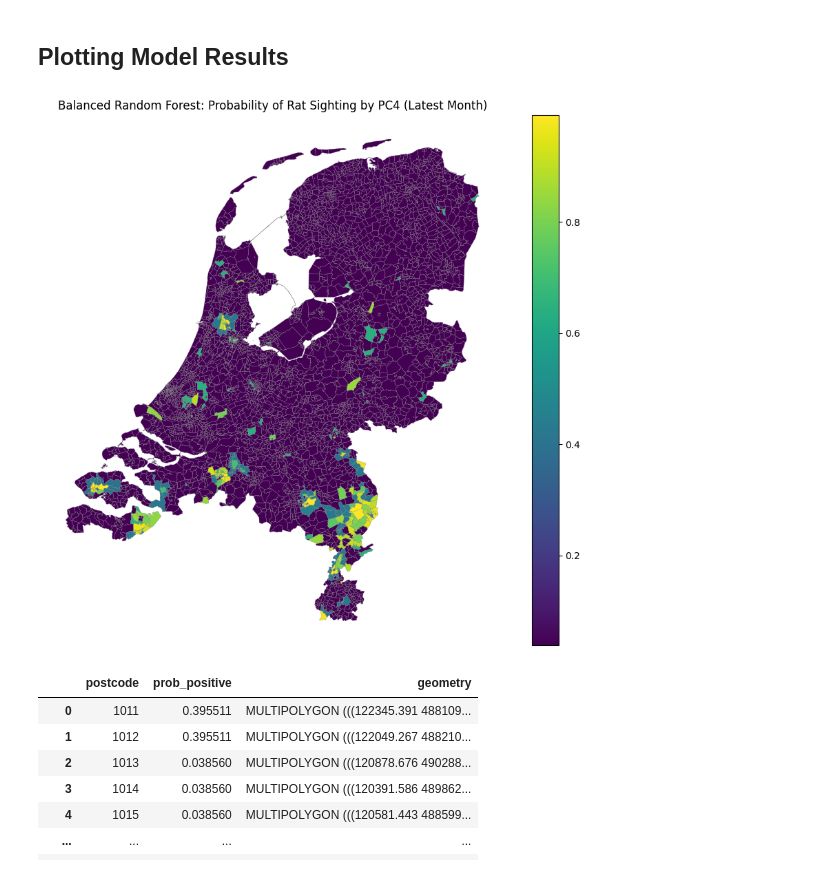
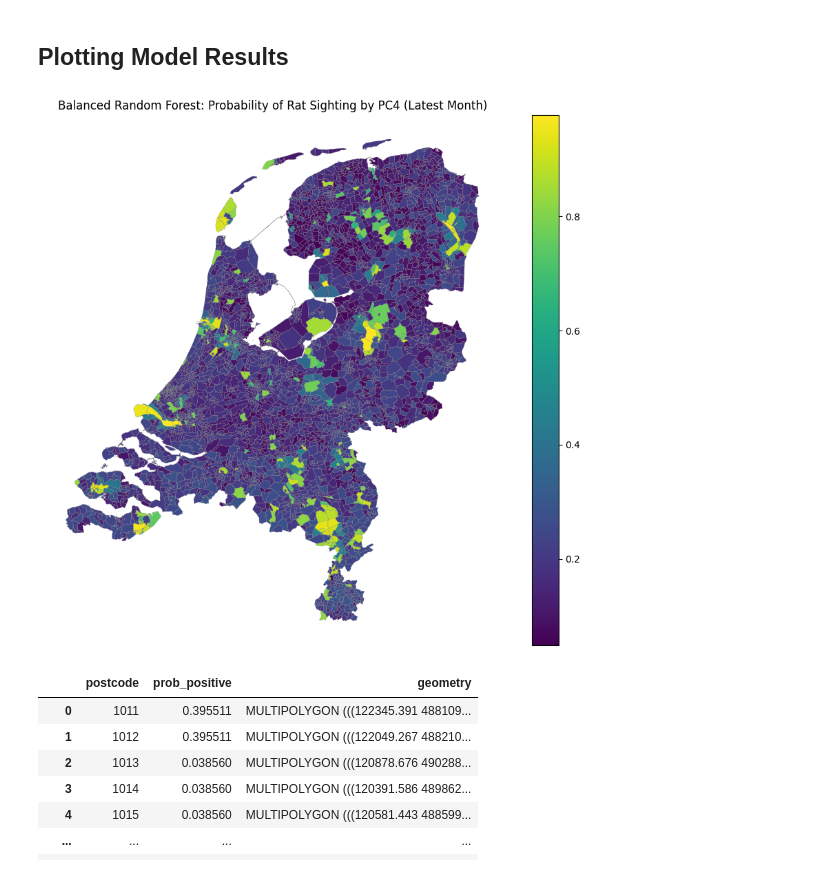
Before and after one commit to wybrendejong/act2025webapp, a Jupyter notebook: data_exploration/classification.ipynb, the cells around one changed output. Saved outputs shown, nothing was run; the diff lists cells and outputs as text; code cells hidden in the pictures.

Commit message:
Data exploration changes

```diff
--- a/data_exploration/classification.ipynb
+++ b/data_exploration/classification.ipynb
@@ -15,7 +15,7 @@ from sklearn.svm import SVC
 
 from data_loading import demographics, weather, rats, geography, ml
 
-data_folder_path = "C:/Users/jerom/OneDrive/Documents/Uni/MGI/RS and GIS integration/ACT Python Environment/data/"
+data_folder_path = "C:/Users/jerom/OneDrive/Documents/Uni/MGI/RS and GIS integration/ACT Python Environment/local_data/"
 
 rat_df = rats.load_rm_data(data_folder_path + "Rat_Monitor_export.xlsx")
 pc_rat_df = rats.group_by_postcode(rat_df)
@@ -130,9 +130,9 @@ ml_monthly_gdf = ml_monthly_gdf.merge(
     how='left'
 )
 
-ml_monthly_gdf = ml_monthly_gdf.merge(month_temp_df[['mean_temperature', 'date']], left_on='month', right_on='date', how='left')
+#ml_monthly_gdf = ml_monthly_gdf.merge(month_temp_df[['mean_temperature', 'date']], left_on='month', right_on='date', how='left')
 
-X, y = ml.prepare_clf_data(ml_monthly_gdf, 'TOTAAL', include_fearues=features)
+X, y = ml.prepare_clf_data(ml_monthly_gdf, 'TOTAAL', exclude_features=exclude_features)
 
 # Split into train/test
 X_train, X_test, y_train, y_test = train_test_split(X, y, stratify=y, random_state=16)
@@ -581,36 +593,36 @@ weighted avg       0.74      0.77      0.74      3876
 # This ensures all lag/rolling features are present and match the training features
 
 # Specify the target month (as a pandas Timestamp)
-target_month = pd.Timestamp('2022-08-01')  # Change this as needed
+target_month = ml_monthly_gdf['month'].max() #pd.Timestamp('2023-08-01')  # Change this as needed
 
 # Select rows for the target month and set index to postcode
 target_df = ml_monthly_gdf[ml_monthly_gdf['month'] == target_month].set_index('postcode')
 
 # Prepare features for prediction (must match training features)
-X_pred = target_df[features]#.drop(columns=exclude_features, errors='ignore')
+X_pred = target_df.drop(columns=exclude_features, errors='ignore')
 
 # Prepare GeoDataFrame for plotting
 ml_plot_df = target_df[['geometry']].copy()
 ml_plot_df['prob_positive'] = clf.predict_proba(X_pred)[:, 1]
 
 fig, ax = plt.subplots(1, 1, figsize=(12, 10))
 ml_plot_df.plot(
     column='prob_positive',
     cmap='viridis',
     linewidth=0.2,
     edgecolor='grey',
     ax=ax,
     legend=True,
     missing_kwds={
         "color": "lightgrey",
         "label": "No data"
     }
 )
 ax.set_title('Balanced Random Forest: Probability of Rat Sighting by PC4 (Latest Month)')
 ax.axis('off')
 plt.show()
 # %% [output]
-[figure, old version]
+[figure, new version]
 # %%
 # Save the GeoDataFrame with predicted probabilities to a GeoPackage file
 gpkg_path = data_folder_path + "rat_sighting_probabilities_" + str(target_month.date()) + ".gpkg"
```
Also changed, not shown: parts of 4 cells of this notebook, 1 other file.
